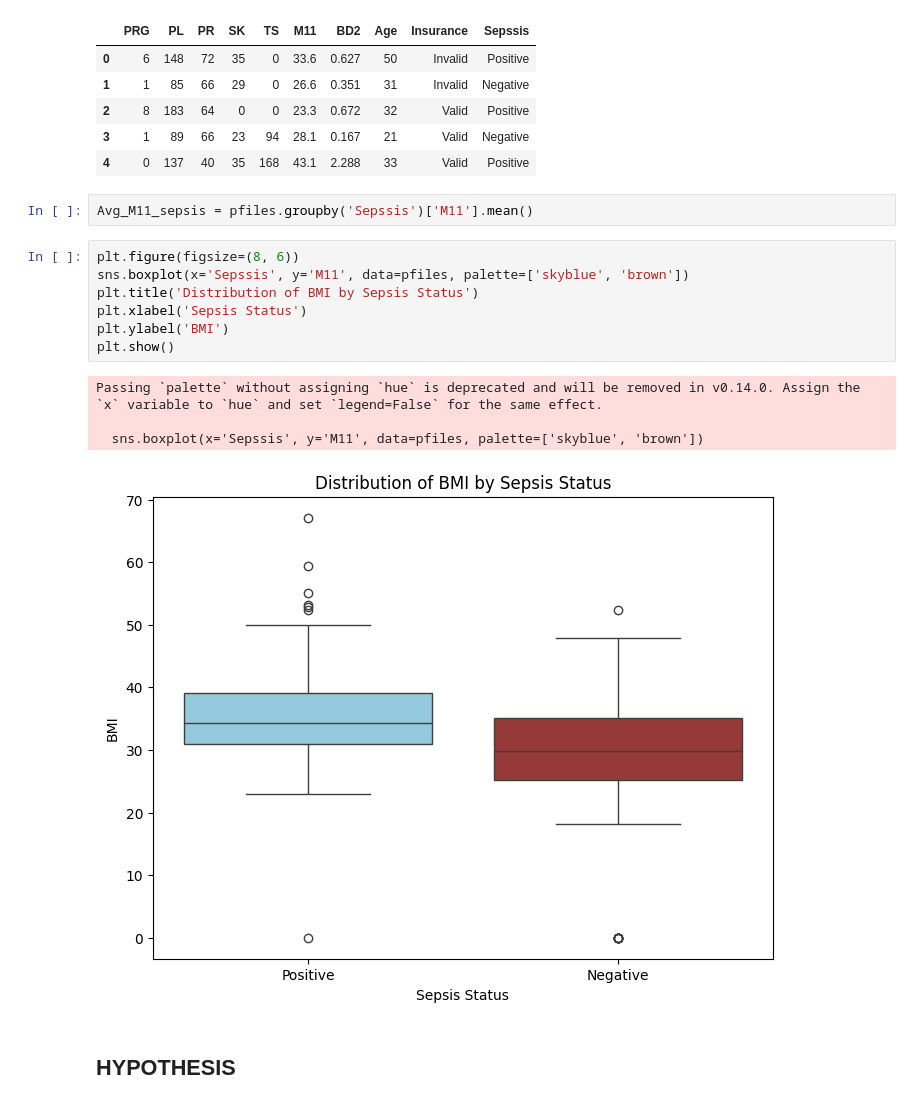
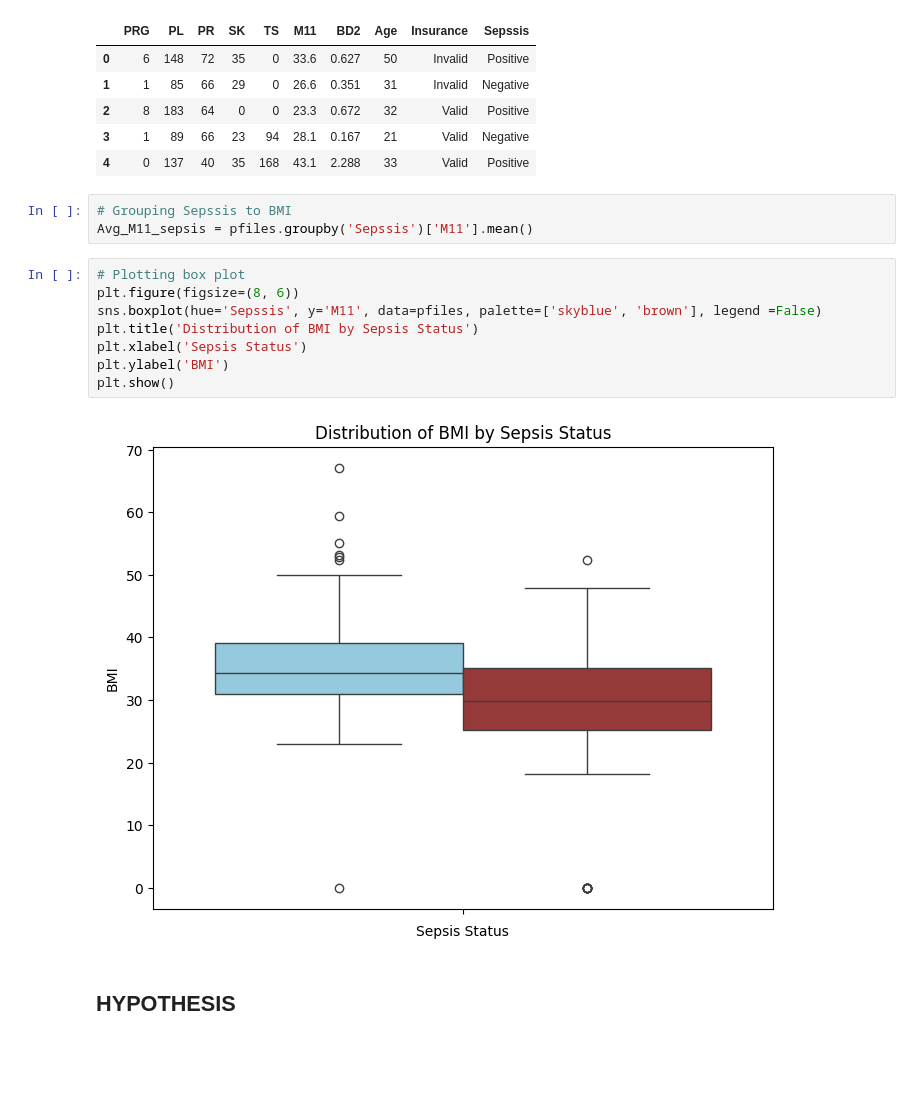
Before and after one commit to damzking/sepsissprediction2, a Jupyter notebook: dev/API_App.ipynb, the cells around one changed output. Cells and saved outputs as stored; diff of their text form; blank space fills up the shorter version.

```diff
--- a/dev/API_App.ipynb
+++ b/dev/API_App.ipynb
@@ -359,19 +386,18 @@ pfiles.head()
 | 3 | 1 | 89 | 66 | 23 | 94 | 28.1 | 0.167 | 21 | Valid | Negative |
 | 4 | 0 | 137 | 40 | 35 | 168 | 43.1 | 2.288 | 33 | Valid | Positive |
 # %%
+# Grouping Sepssis to BMI
 Avg_M11_sepsis = pfiles.groupby('Sepssis')['M11'].mean()
 # %%
+# Plotting box plot
 plt.figure(figsize=(8, 6))
-sns.boxplot(x='Sepssis', y='M11', data=pfiles, palette=['skyblue', 'brown'])
+sns.boxplot(hue='Sepssis', y='M11', data=pfiles, palette=['skyblue', 'brown'], legend =False)
 plt.title('Distribution of BMI by Sepsis Status')
 plt.xlabel('Sepsis Status')
 plt.ylabel('BMI')
 plt.show()
 # %% [output]
-Passing `palette` without assigning `hue` is deprecated and will be removed in v0.14.0. Assign the `x` variable to `hue` and set `legend=False` for the same effect.
-
-  sns.boxplot(x='Sepssis', y='M11', data=pfiles, palette=['skyblue', 'brown'])
-[figure, old version]
+[figure, new version]
 # %% [markdown]
 ## HYPOTHESIS
 # %% [markdown]
```
Also changed, not shown: parts of 39 cells of this notebook.
